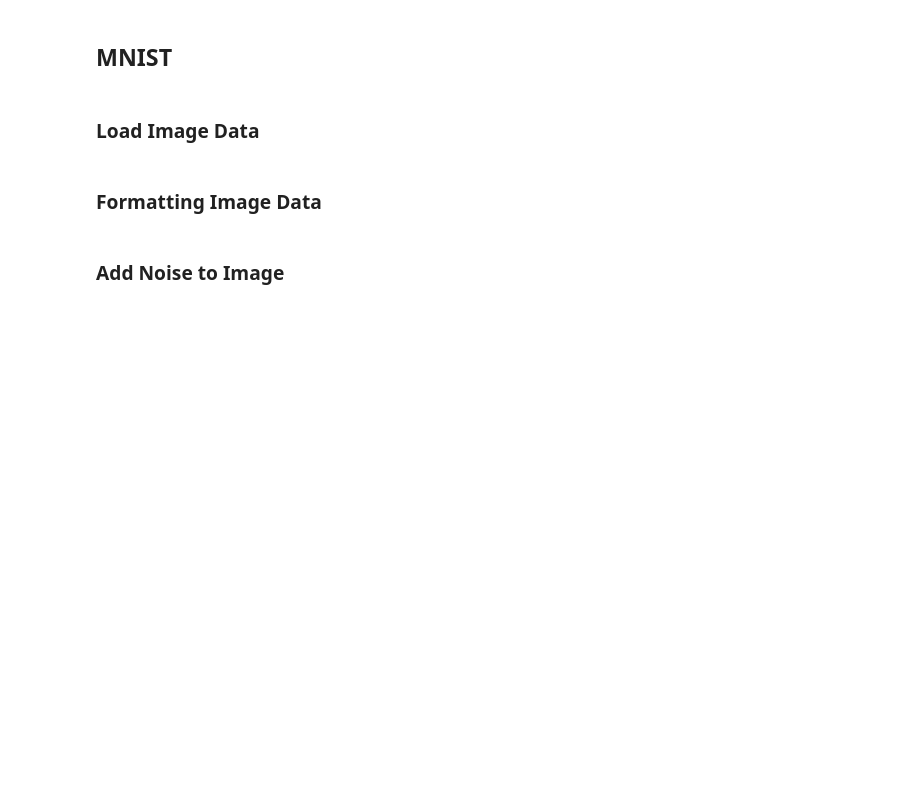
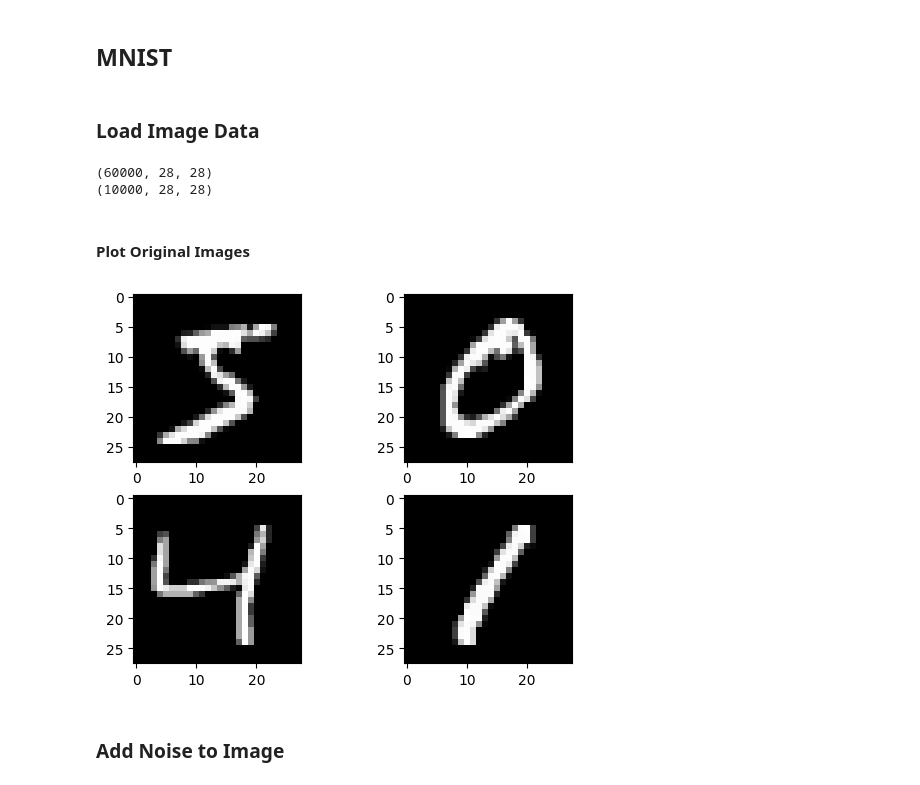
Before and after one commit to adi-ghosh/DAENoiseProfile, a Jupyter notebook: Noise Profile.ipynb, the cells around one changed output. Drawn from its saved outputs; the diff is of its cells as text; code cells hidden in the pictures; blank space fills up the shorter version.

```diff
--- a/Noise Profile.ipynb
+++ b/Noise Profile.ipynb
@@ -16,23 +18,25 @@ from keras.datasets import mnist, fashion_mnist, cifar10
 ### Load Image Data
 # %%
 (MNIST_X_train, MNIST_y_train), (MNIST_X_test, MNIST_y_test) = mnist.load_data()
+print(MNIST_X_train.shape)
+print(MNIST_X_test.shape)
+# %% [output]
+(60000, 28, 28)
+(10000, 28, 28)
-# %% [markdown]
-### Formatting Image Data
+# %% [markdown]
+#### Plot Original Images
 # %%
 plt.subplot(221)
 plt.imshow(MNIST_X_train[0], cmap=plt.get_cmap('gray'))
 plt.subplot(222)
 plt.imshow(MNIST_X_train[1], cmap=plt.get_cmap('gray'))
 plt.subplot(223)
 plt.imshow(MNIST_X_train[2], cmap=plt.get_cmap('gray'))
 plt.subplot(224)
 plt.imshow(MNIST_X_train[3], cmap=plt.get_cmap('gray'))
 # show the plot
 plt.show()
-num_pixels = MNIST_X_train.shape[1] * MNIST_X_train.shape[2]
-MNIST_X_train = MNIST_X_train.reshape(MNIST_X_train.shape[0], num_pixels).astype('float32')
-MNIST_X_test = MNIST_X_test.reshape(MNIST_X_test.shape[0], num_pixels).astype('float32')
-MNIST_X_train = MNIST_X_train / 255
-MNIST_X_test = MNIST_X_test / 255
+# %% [output]
+[figure, added]
 # %% [markdown]
 ### Add Noise to Image
```
Also changed, not shown: parts of 22 cells of this notebook.
